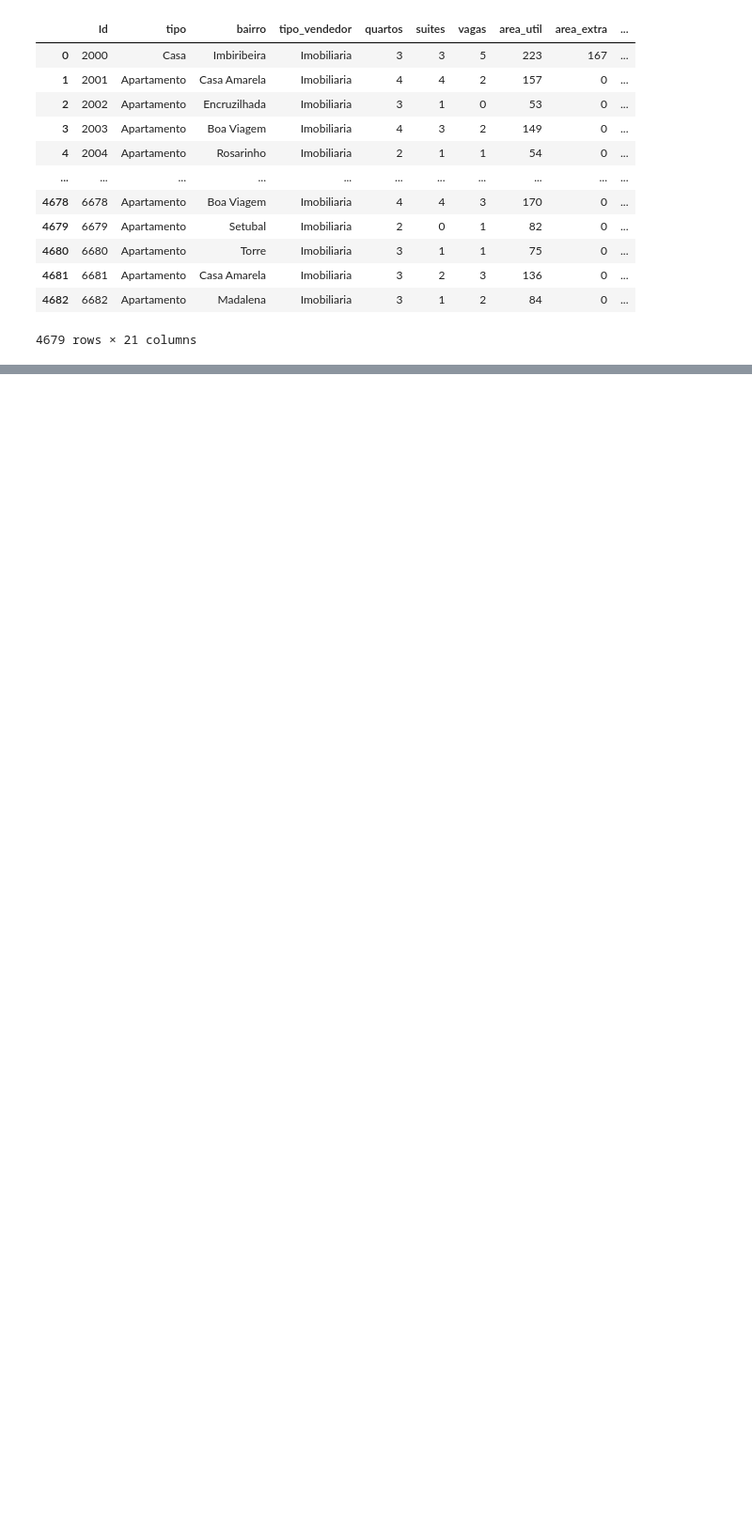
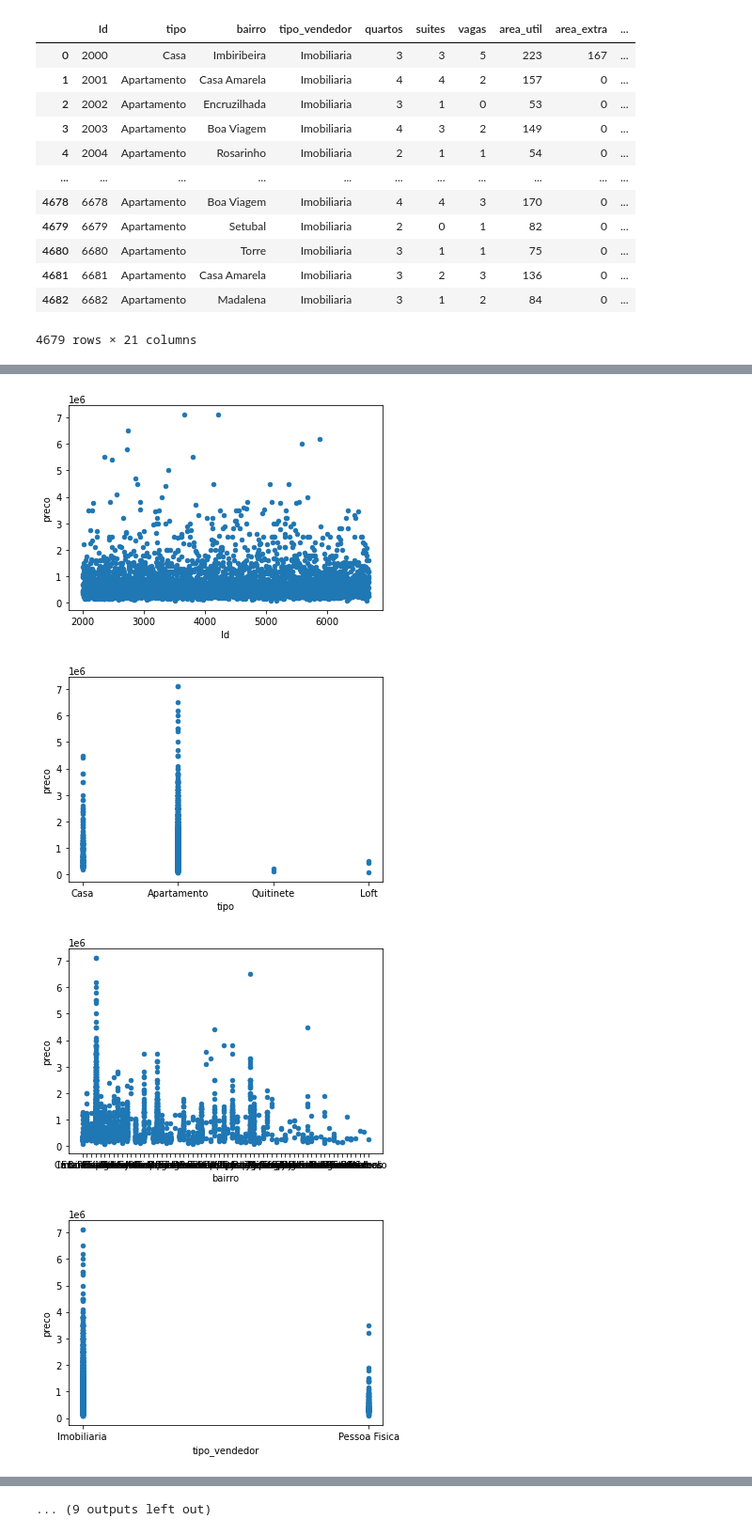
Before and after one commit to leandroassis/regressor-preco-imoveis, a Jupyter notebook: regressor-precos.ipynb, the cells around one changed output, grey strips where cells are left out. Shown at 94% size. Cells and saved outputs as stored; diff of their text form; code cells hidden in the pictures; blank space fills up the shorter version.

Commit message:
dados_tratados, basta selecionar variaveis e testar modelos

```diff
--- a/regressor-precos.ipynb
+++ b/regressor-precos.ipynb
@@ -24,0 +33,8 @@ dados_treino
+# %%
+for coluna in dados_treino.columns:
+     dados_treino.plot.scatter(x=coluna, y='preco')
+# %% [output]
+[figure, added]
+[figure, added]
+[figure, added]
+[figure, added]
@@ -24,0 +49 @@ dados_treino
+... (9 outputs left out)
```
Also changed, not shown: parts of 25 cells of this notebook.
